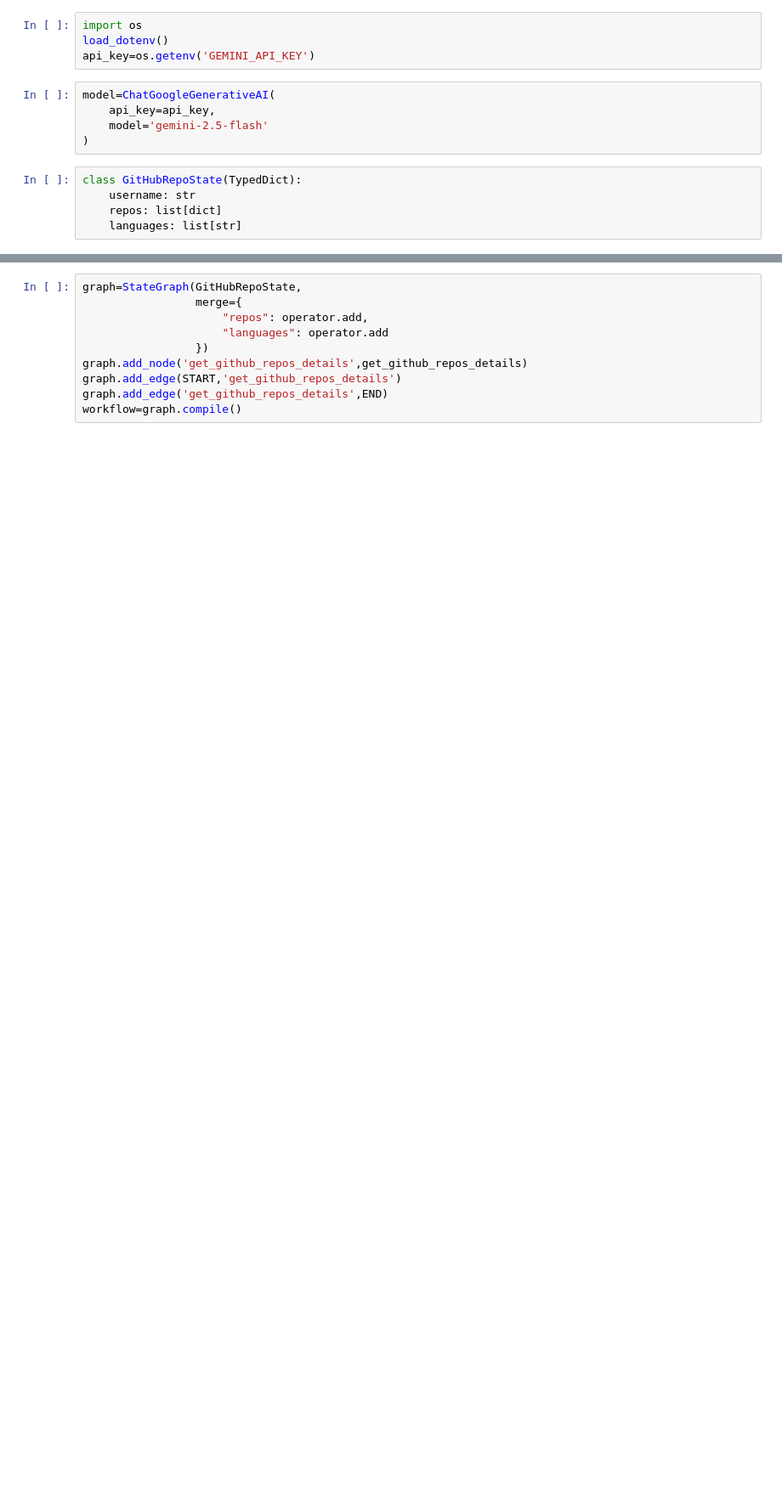
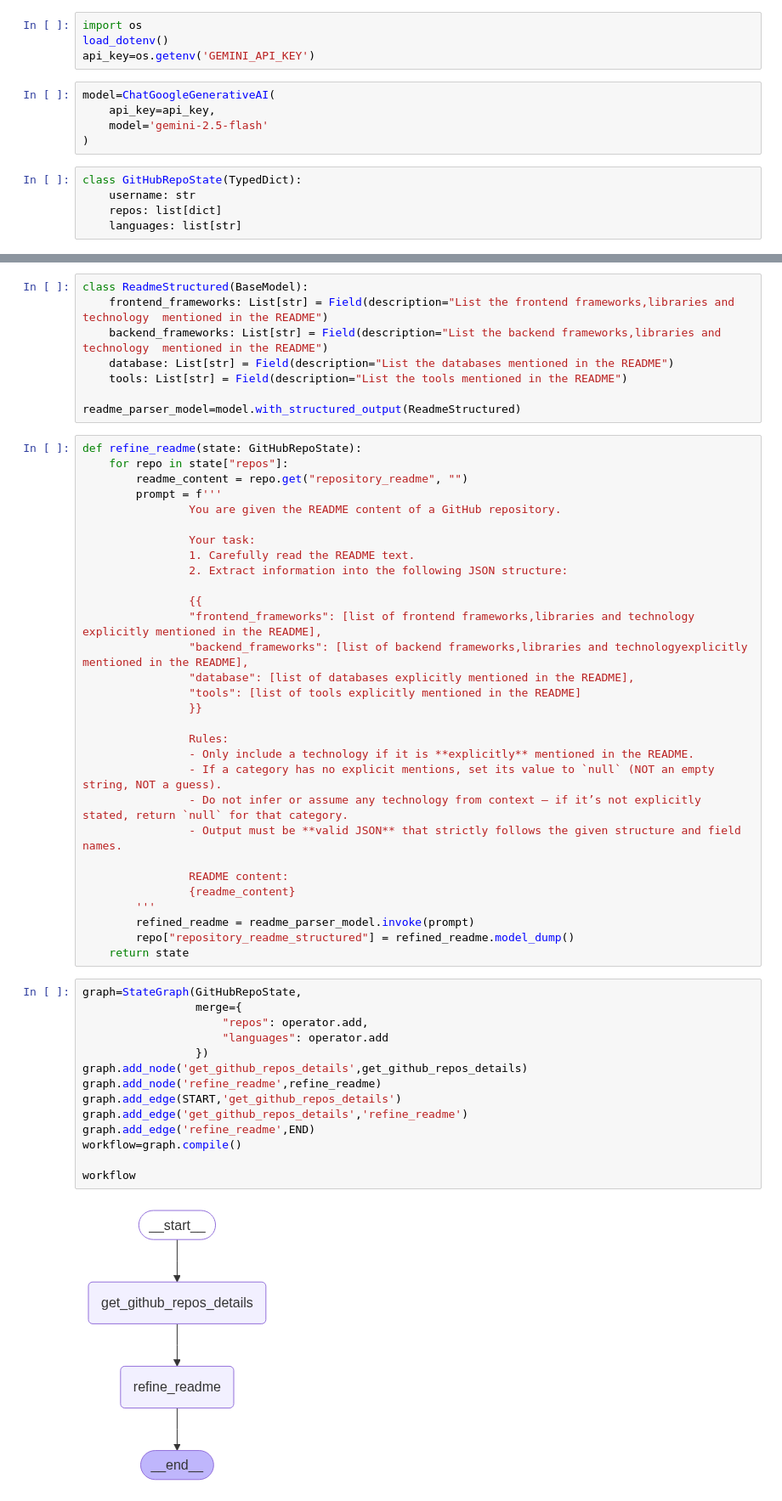
Before and after one commit to Ashish0243/OpenSouceMadeEasy, a Jupyter notebook: main.ipynb, the cells around one changed output, grey strips where cells are left out. Shown: that part at 85% size. Saved outputs shown, nothing was run; the diff lists cells and outputs as text; blank space fills up the shorter version.

```diff
--- a/main.ipynb
+++ b/main.ipynb
@@ -61,16 +71,60 @@ def get_github_repos_details(state: GitHubRepoState):
         required_repo_data.append(required_data)
 
     return {"repos": required_repo_data,"languages":list(languages)}
+# %%
+class ReadmeStructured(BaseModel):
+    frontend_frameworks: List[str] = Field(description="List the frontend frameworks,libraries and technology  mentioned in the README")
+    backend_frameworks: List[str] = Field(description="List the backend frameworks,libraries and technology  mentioned in the README")
+    database: List[str] = Field(description="List the databases mentioned in the README")
+    tools: List[str] = Field(description="List the tools mentioned in the README")
+
+readme_parser_model=model.with_structured_output(ReadmeStructured)
+# %%
+def refine_readme(state: GitHubRepoState):
+    for repo in state["repos"]:
+        readme_content = repo.get("repository_readme", "")
+        prompt = f'''
+                You are given the README content of a GitHub repository.
+
+                Your task:
+                1. Carefully read the README text.
+                2. Extract information into the following JSON structure:
+
+                {{
+                "frontend_frameworks": [list of frontend frameworks,libraries and technology explicitly mentioned in the README],
+                "backend_frameworks": [list of backend frameworks,libraries and technologyexplicitly mentioned in the README],
+                "database": [list of databases explicitly mentioned in the README],
+                "tools": [list of tools explicitly mentioned in the README]
+                }}
+
+                Rules:
+                - Only include a technology if it is **explicitly** mentioned in the README.
+                - If a category has no explicit mentions, set its value to `null` (NOT an empty string, NOT a guess).
+                - Do not infer or assume any technology from context — if it’s not explicitly stated, return `null` for that category.
+                - Output must be **valid JSON** that strictly follows the given structure and field names.
+
+                README content:
+                {readme_content}
+        '''
+        refined_readme = readme_parser_model.invoke(prompt)
+        repo["repository_readme_structured"] = refined_readme.model_dump()
+    return state
 # %%
 graph=StateGraph(GitHubRepoState,
                  merge={
                      "repos": operator.add,
                      "languages": operator.add
                  })
 graph.add_node('get_github_repos_details',get_github_repos_details)
+graph.add_node('refine_readme',refine_readme)
 graph.add_edge(START,'get_github_repos_details')
-graph.add_edge('get_github_repos_details',END)
+graph.add_edge('get_github_repos_details','refine_readme')
+graph.add_edge('refine_readme',END)
 workflow=graph.compile()
+
+workflow
+# %% [output]
+[figure, added]
 # %%
 initial_state={"username":"Ashish0243"}
 final_state=workflow.invoke(initial_state)
```
Also changed, not shown: parts of 4 cells of this notebook, 9 other files.
